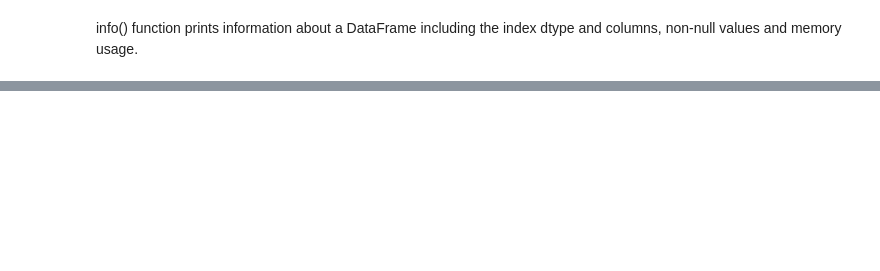
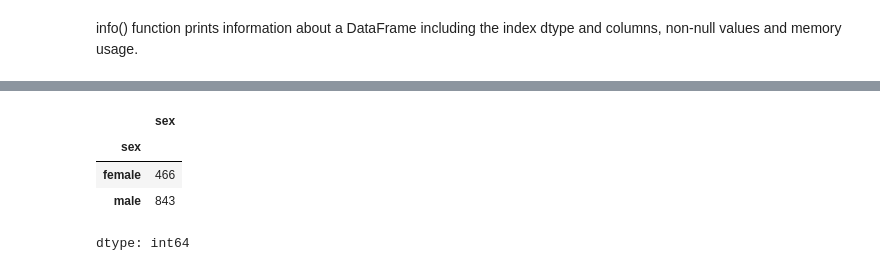
Before and after one commit to lislmaka/DS-ML, a Jupyter notebook: Pandas_Basic_Functions.ipynb, the cells around one changed output, grey strips where cells are left out. Drawn from its saved outputs; the diff is of its cells as text; code cells hidden in the pictures; blank space fills up the shorter version.

```diff
--- a/Pandas_Basic_Functions.ipynb
+++ b/Pandas_Basic_Functions.ipynb
@@ -49,3 +146,11 @@ titanic['sex']
+# %%
+titanic.groupby(['sex'])['sex'].count()
+# %% [output]
+|  | sex |
+| sex |  |
+| female | 466 |
+| male | 843 |
+dtype: int64
 # %%
 # shape of pandas series
 
```
Also changed, not shown: parts of 20 cells of this notebook.
